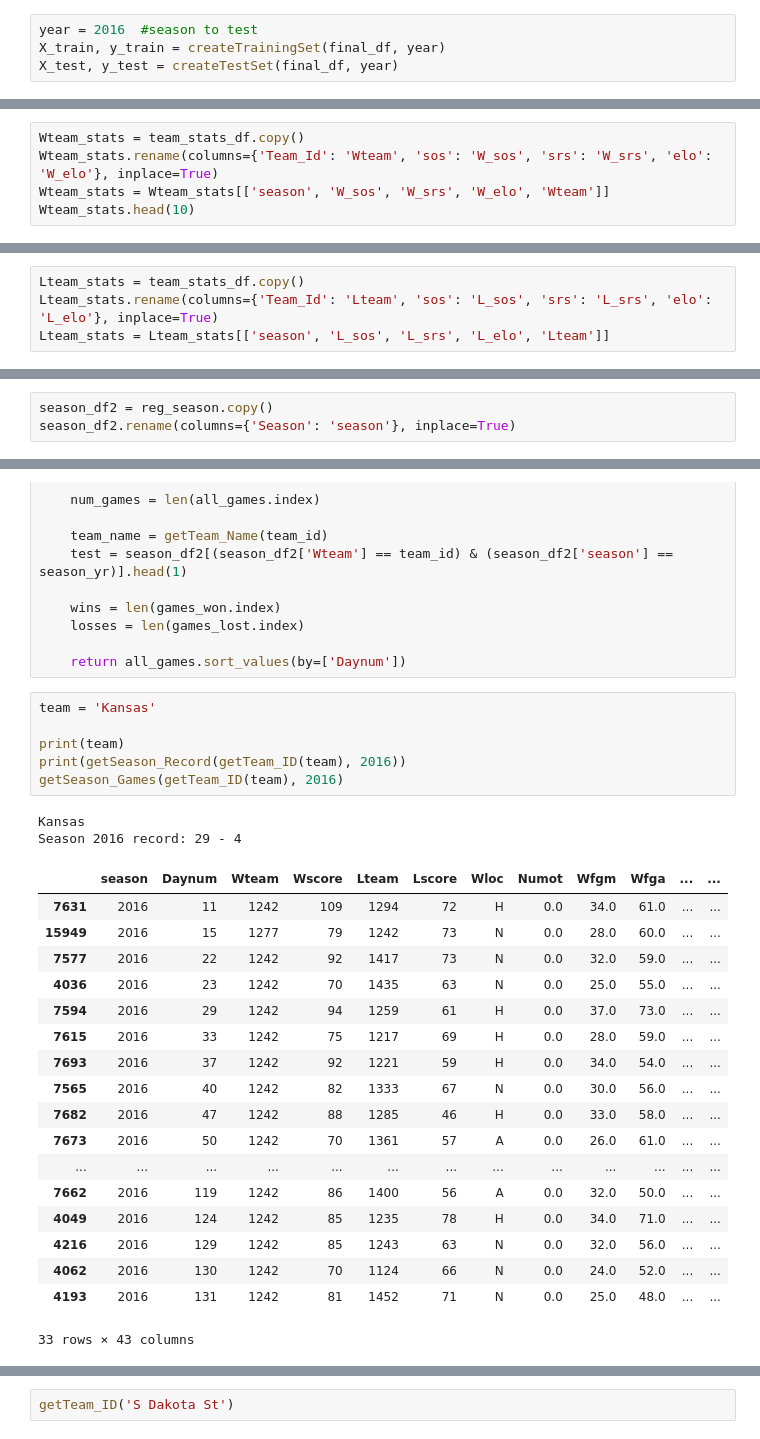
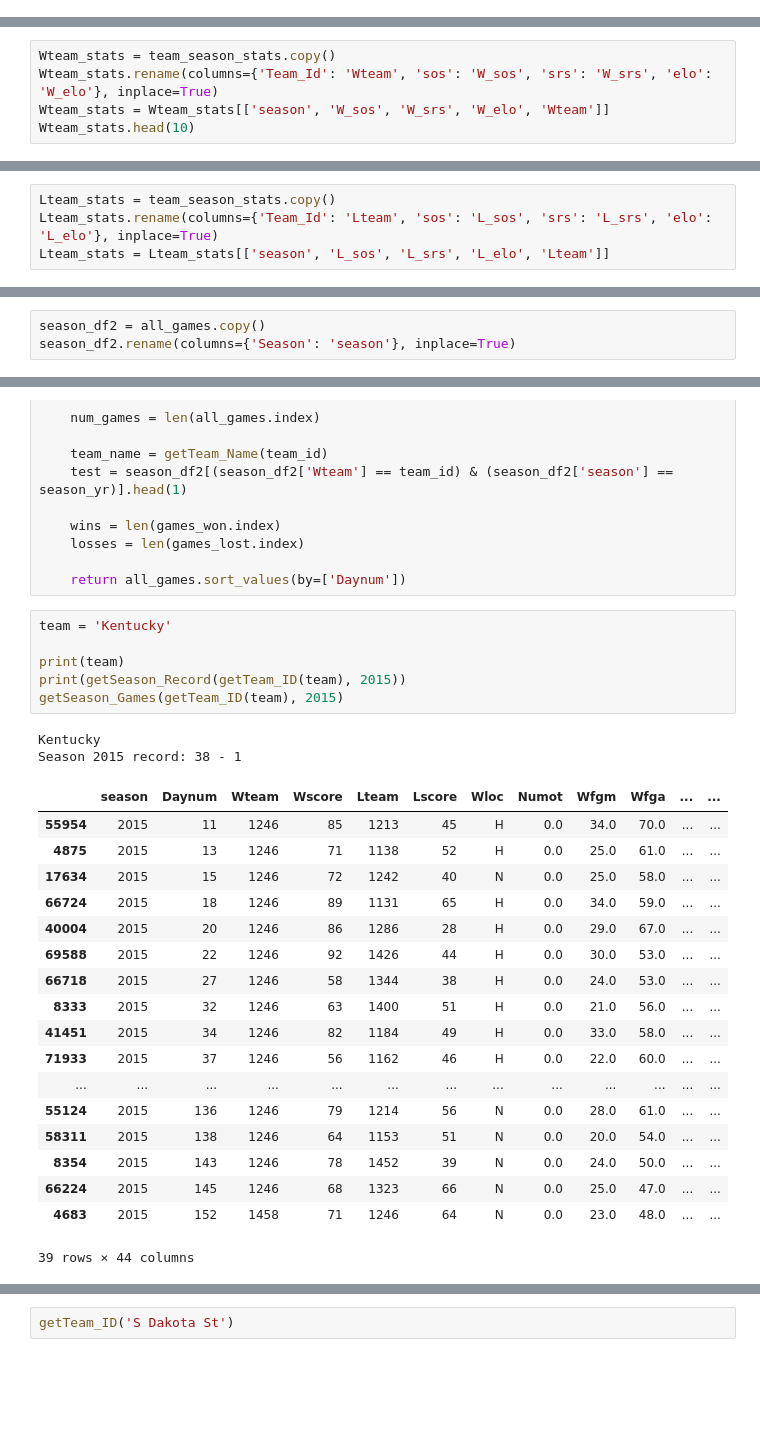
Before and after one commit to nmichniok/MarchMadness, a Jupyter notebook: Kaggle Data.ipynb, the cells around one changed output, grey strips where cells are left out. Cells and saved outputs as stored; diff of their text form; blank space fills up the shorter version.

```diff
--- a/Kaggle Data.ipynb
+++ b/Kaggle Data.ipynb
@@ -363,4 +732,0 @@ def createTestSet(df, year):
-# %%
-year = 2016  #season to test
-X_train, y_train = createTrainingSet(final_df, year)
-X_test, y_test = createTestSet(final_df, year)
@@ -814,5 +1149,5 @@ team_stats_df.head(10)
 # %%
-Wteam_stats = team_stats_df.copy()
+Wteam_stats = team_season_stats.copy()
 Wteam_stats.rename(columns={'Team_Id': 'Wteam', 'sos': 'W_sos', 'srs': 'W_srs', 'elo': 'W_elo'}, inplace=True)
 Wteam_stats = Wteam_stats[['season', 'W_sos', 'W_srs', 'W_elo', 'Wteam']]
 Wteam_stats.head(10)
@@ -831,5 +1166,5 @@ Wteam_stats.head(10)
 # %%
-Lteam_stats = team_stats_df.copy()
+Lteam_stats = team_season_stats.copy()
 Lteam_stats.rename(columns={'Team_Id': 'Lteam', 'sos': 'L_sos', 'srs': 'L_srs', 'elo': 'L_elo'}, inplace=True)
 Lteam_stats = Lteam_stats[['season', 'L_sos', 'L_srs', 'L_elo', 'Lteam']]
 # %%
@@ -855,7 +1190,7 @@ Lschool_names.head()
 | 3 | 1104 | Alabama |
 | 4 | 1105 | Alabama A&M |
 # %%
-season_df2 = reg_season.copy()
+season_df2 = all_games.copy()
 season_df2.rename(columns={'Season': 'season'}, inplace=True)
 # %%
 #bring in school names for winning team from kaggle team data set
@@ -1075,29 +1410,29 @@ def getSeason_Games(team_id, season_yr):
 
     return all_games.sort_values(by=['Daynum'])
 # %%
-team = 'Kansas'
+team = 'Kentucky'
 
 print(team)
-print(getSeason_Record(getTeam_ID(team), 2016))
-getSeason_Games(getTeam_ID(team), 2016)
+print(getSeason_Record(getTeam_ID(team), 2015))
+getSeason_Games(getTeam_ID(team), 2015)
 # %% [output]
-Kansas
-Season 2016 record: 29 - 4
+Kentucky
+Season 2015 record: 38 - 1
 |  | season | Daynum | Wteam | Wscore | Lteam | Lscore | Wloc | Numot | Wfgm | Wfga | ... | ... |
-| 7631 | 2016 | 11 | 1242 | 109 | 1294 | 72 | H | 0.0 | 34.0 | 61.0 | ... | ... |
-| 15949 | 2016 | 15 | 1277 | 79 | 1242 | 73 | N | 0.0 | 28.0 | 60.0 | ... | ... |
-| 7577 | 2016 | 22 | 1242 | 92 | 1417 | 73 | N | 0.0 | 32.0 | 59.0 | ... | ... |
-| 4036 | 2016 | 23 | 1242 | 70 | 1435 | 63 | N | 0.0 | 25.0 | 55.0 | ... | ... |
-| 7594 | 2016 | 29 | 1242 | 94 | 1259 | 61 | H | 0.0 | 37.0 | 73.0 | ... | ... |
-| 7615 | 2016 | 33 | 1242 | 75 | 1217 | 69 | H | 0.0 | 28.0 | 59.0 | ... | ... |
-| 7693 | 2016 | 37 | 1242 | 92 | 1221 | 59 | H | 0.0 | 34.0 | 54.0 | ... | ... |
-| 7565 | 2016 | 40 | 1242 | 82 | 1333 | 67 | N | 0.0 | 30.0 | 56.0 | ... | ... |
-| 7682 | 2016 | 47 | 1242 | 88 | 1285 | 46 | H | 0.0 | 33.0 | 58.0 | ... | ... |
-| 7673 | 2016 | 50 | 1242 | 70 | 1361 | 57 | A | 0.0 | 26.0 | 61.0 | ... | ... |
+| 55954 | 2015 | 11 | 1246 | 85 | 1213 | 45 | H | 0.0 | 34.0 | 70.0 | ... | ... |
+| 4875 | 2015 | 13 | 1246 | 71 | 1138 | 52 | H | 0.0 | 25.0 | 61.0 | ... | ... |
+| 17634 | 2015 | 15 | 1246 | 72 | 1242 | 40 | N | 0.0 | 25.0 | 58.0 | ... | ... |
+| 66724 | 2015 | 18 | 1246 | 89 | 1131 | 65 | H | 0.0 | 34.0 | 59.0 | ... | ... |
+| 40004 | 2015 | 20 | 1246 | 86 | 1286 | 28 | H | 0.0 | 29.0 | 67.0 | ... | ... |
+| 69588 | 2015 | 22 | 1246 | 92 | 1426 | 44 | H | 0.0 | 30.0 | 53.0 | ... | ... |
+| 66718 | 2015 | 27 | 1246 | 58 | 1344 | 38 | H | 0.0 | 24.0 | 53.0 | ... | ... |
+| 8333 | 2015 | 32 | 1246 | 63 | 1400 | 51 | H | 0.0 | 21.0 | 56.0 | ... | ... |
+| 41451 | 2015 | 34 | 1246 | 82 | 1184 | 49 | H | 0.0 | 33.0 | 58.0 | ... | ... |
+| 71933 | 2015 | 37 | 1246 | 56 | 1162 | 46 | H | 0.0 | 22.0 | 60.0 | ... | ... |
 | ... | ... | ... | ... | ... | ... | ... | ... | ... | ... | ... | ... | ... |
-| 7662 | 2016 | 119 | 1242 | 86 | 1400 | 56 | A | 0.0 | 32.0 | 50.0 | ... | ... |
-| 4049 | 2016 | 124 | 1242 | 85 | 1235 | 78 | H | 0.0 | 34.0 | 71.0 | ... | ... |
-| 4216 | 2016 | 129 | 1242 | 85 | 1243 | 63 | N | 0.0 | 32.0 | 56.0 | ... | ... |
-| 4062 | 2016 | 130 | 1242 | 70 | 1124 | 66 | N | 0.0 | 24.0 | 52.0 | ... | ... |
-| 4193 | 2016 | 131 | 1242 | 81 | 1452 | 71 | N | 0.0 | 25.0 | 48.0 | ... | ... |
+| 55124 | 2015 | 136 | 1246 | 79 | 1214 | 56 | N | 0.0 | 28.0 | 61.0 | ... | ... |
+| 58311 | 2015 | 138 | 1246 | 64 | 1153 | 51 | N | 0.0 | 20.0 | 54.0 | ... | ... |
+| 8354 | 2015 | 143 | 1246 | 78 | 1452 | 39 | N | 0.0 | 24.0 | 50.0 | ... | ... |
+| 66224 | 2015 | 145 | 1246 | 68 | 1323 | 66 | N | 0.0 | 25.0 | 47.0 | ... | ... |
+| 4683 | 2015 | 152 | 1458 | 71 | 1246 | 64 | N | 0.0 | 23.0 | 48.0 | ... | ... |
-33 rows × 43 columns
+39 rows × 44 columns
```
Also changed, not shown: parts of 99 cells of this notebook.
